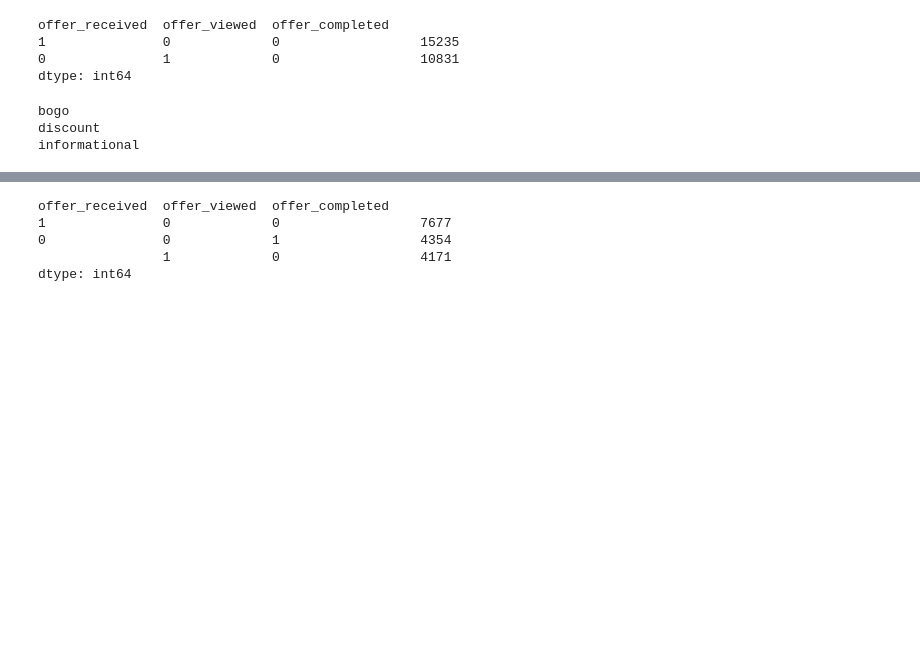
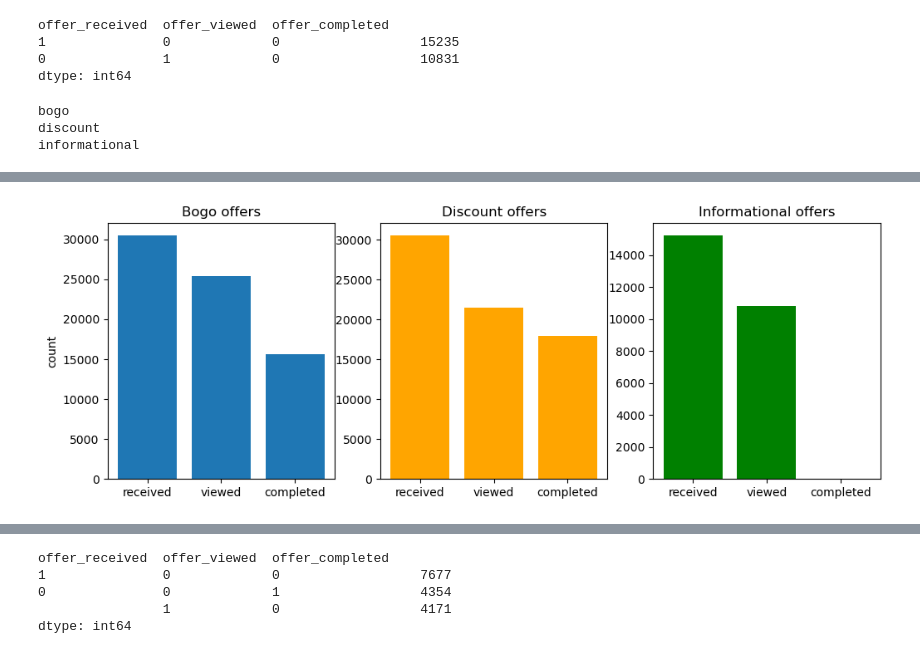
Before and after one commit to Daniel-Hutcheson/starbucks_capstone_project, a Jupyter notebook: Starbucks_Capstone_notebook.ipynb, the cells around one changed output, grey strips where cells are left out. Drawn from its saved outputs; the diff is of its cells as text; code cells hidden in the pictures; blank space fills up the shorter version.

```diff
--- a/Starbucks_Capstone_notebook.ipynb
+++ b/Starbucks_Capstone_notebook.ipynb
@@ -925,5 +930,9 @@ informational
 bogo_received = data_offers[data_offers.offer_type == 'bogo'].offer_received.sum()
 bogo_viewed = data_offers[data_offers.offer_type == 'bogo'].offer_viewed.sum()
 bogo_completed = data_offers[data_offers.offer_type == 'bogo'].offer_completed.sum()
-
-plt.bar(['bogo_received','bogo_viewed','bogo_completed'], [bogo_received,bogo_viewed,bogo_completed]);
+discount_received = data_offers[data_offers.offer_type == 'discount'].offer_received.sum()
+discount_viewed = data_offers[data_offers.offer_type == 'discount'].offer_viewed.sum()
+discount_completed = data_offers[data_offers.offer_type == 'discount'].offer_completed.sum()
+informational_received = data_offers[data_offers.offer_type == 'informational'].offer_received.sum()
+informational_viewed = data_offers[data_offers.offer_type == 'informational'].offer_viewed.sum()
+informational_completed = data_offers[data_offers.offer_type == 'informational'].offer_completed.sum()
@@ -980,0 +939,14 @@ data[data.offer_id == offer_id]
+# %%
+fig, (ax1, ax2, ax3) = plt.subplots(1, 3, figsize=(12,4))
+
+ax1.bar(['received', 'viewed', 'completed'], [bogo_received, bogo_viewed, bogo_completed]);
+ax1.set_title('Bogo offers');
+ax1.set_ylabel('count')
+
+ax2.bar(['received', 'viewed', 'completed'], [discount_received, discount_viewed, discount_completed], color='orange');
+ax2.set_title('Discount offers');
+
+ax3.bar(['received', 'viewed', 'completed'], [informational_received, informational_viewed, informational_completed], color='green');
+ax3.set_title('Informational offers');
+# %% [output]
+[figure, added]
```
Also changed, not shown: parts of 13 cells of this notebook.
